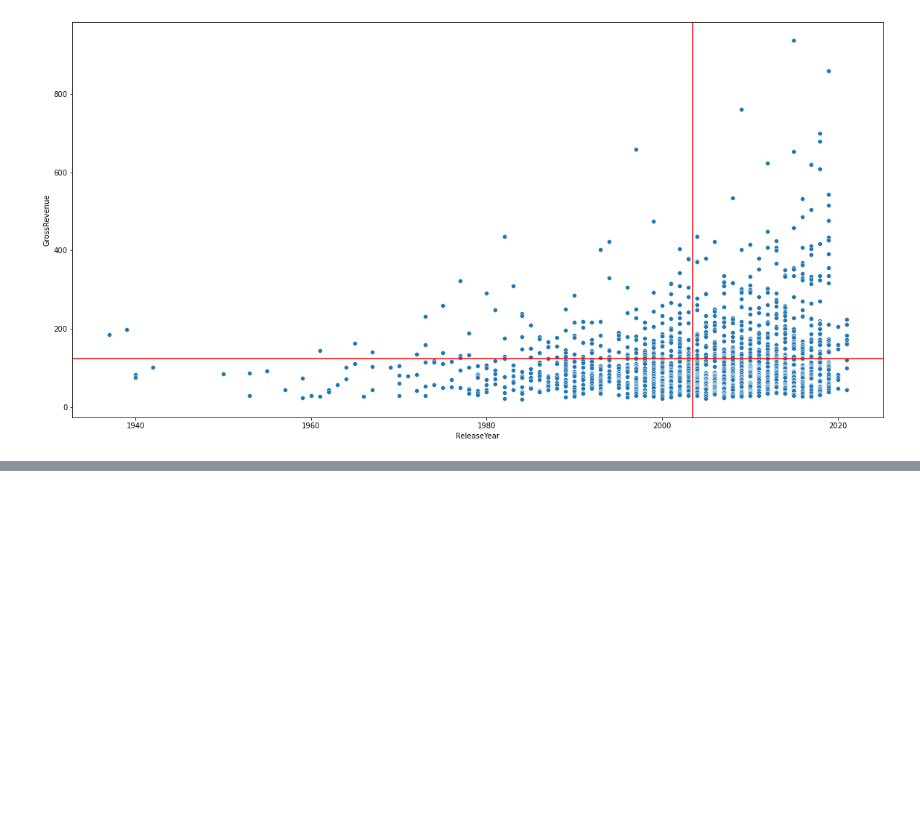
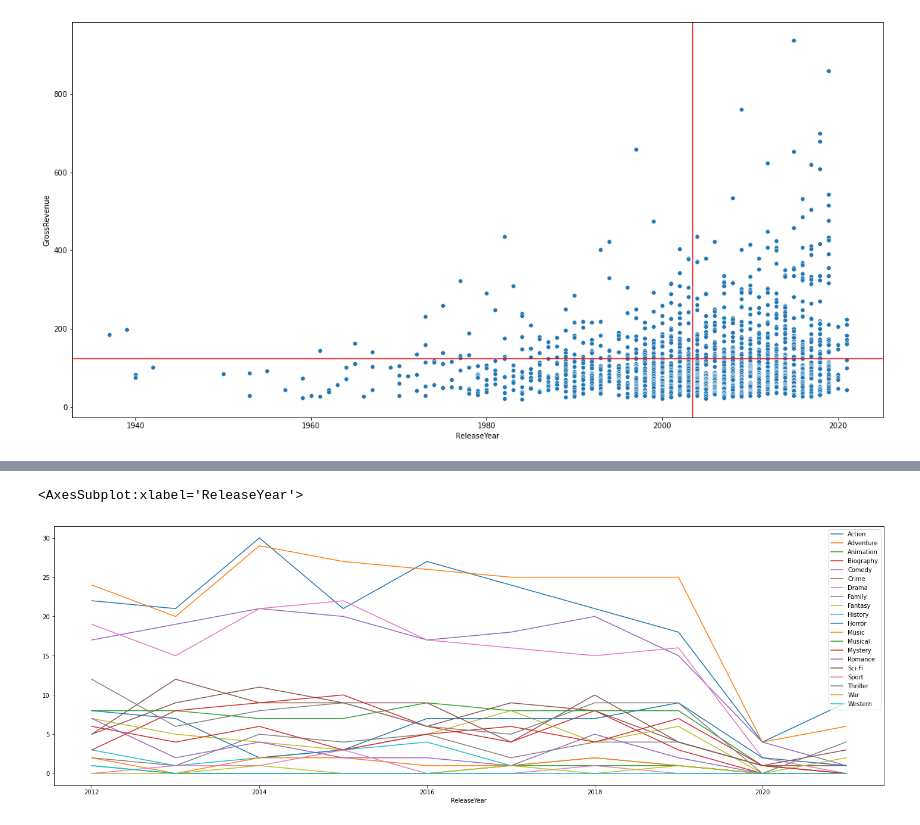
Before and after one commit to galongoria/midterm-project-imdb, a Jupyter notebook: drafts/Second_Draft.ipynb, the cells around one changed output, grey strips where cells are left out. Cells and saved outputs as stored; diff of their text form; code cells hidden in the pictures; blank space fills up the shorter version.

```diff
--- a/drafts/Second_Draft.ipynb
+++ b/drafts/Second_Draft.ipynb
@@ -93,0 +145,10 @@ plot11.axvline(np.mean(df["ReleaseYear"]), color="red")
+# %%
+(
+    df.groupby("ReleaseYear")[genres]
+    .sum()
+    .sort_values("ReleaseYear", ascending=False)[:10]
+    .plot.line(figsize=(25, 8))
+)
+# %% [output]
+<AxesSubplot:xlabel='ReleaseYear'>
+[figure, added]
```
Also changed, not shown: parts of 9 cells of this notebook, 16 other files.
